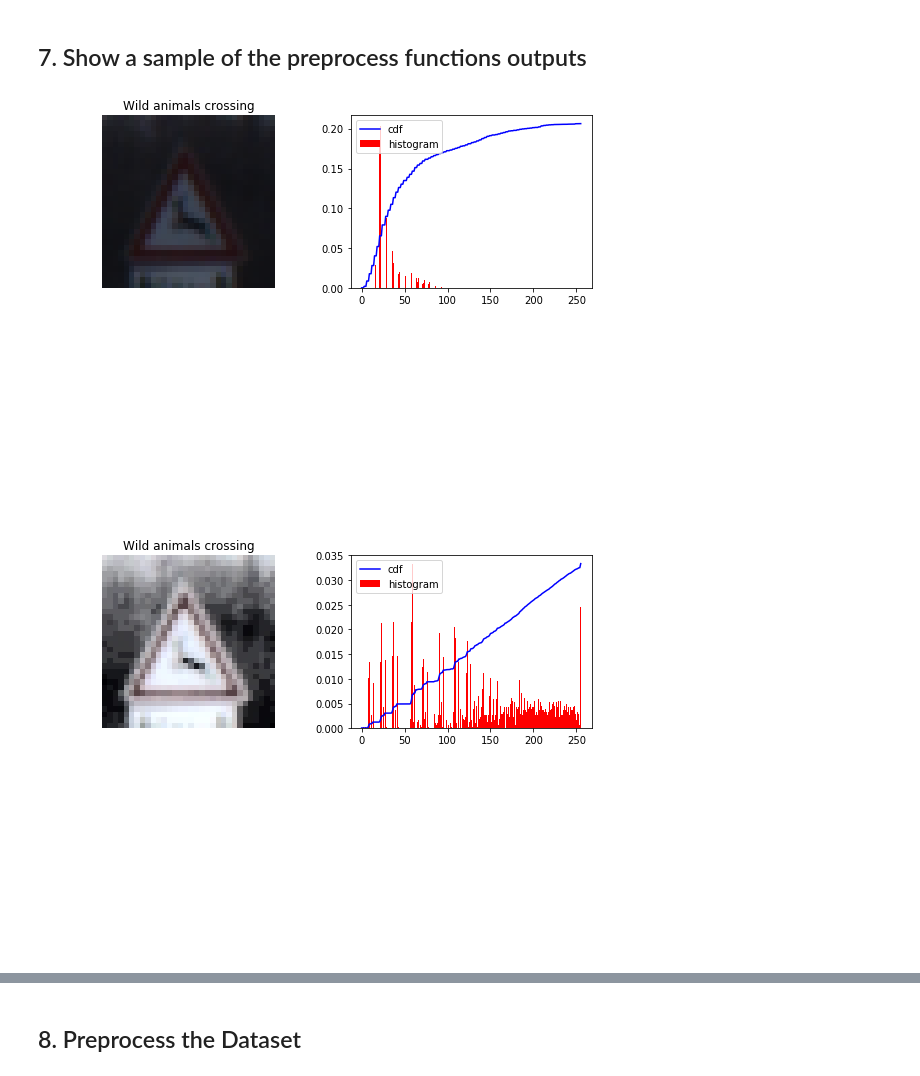
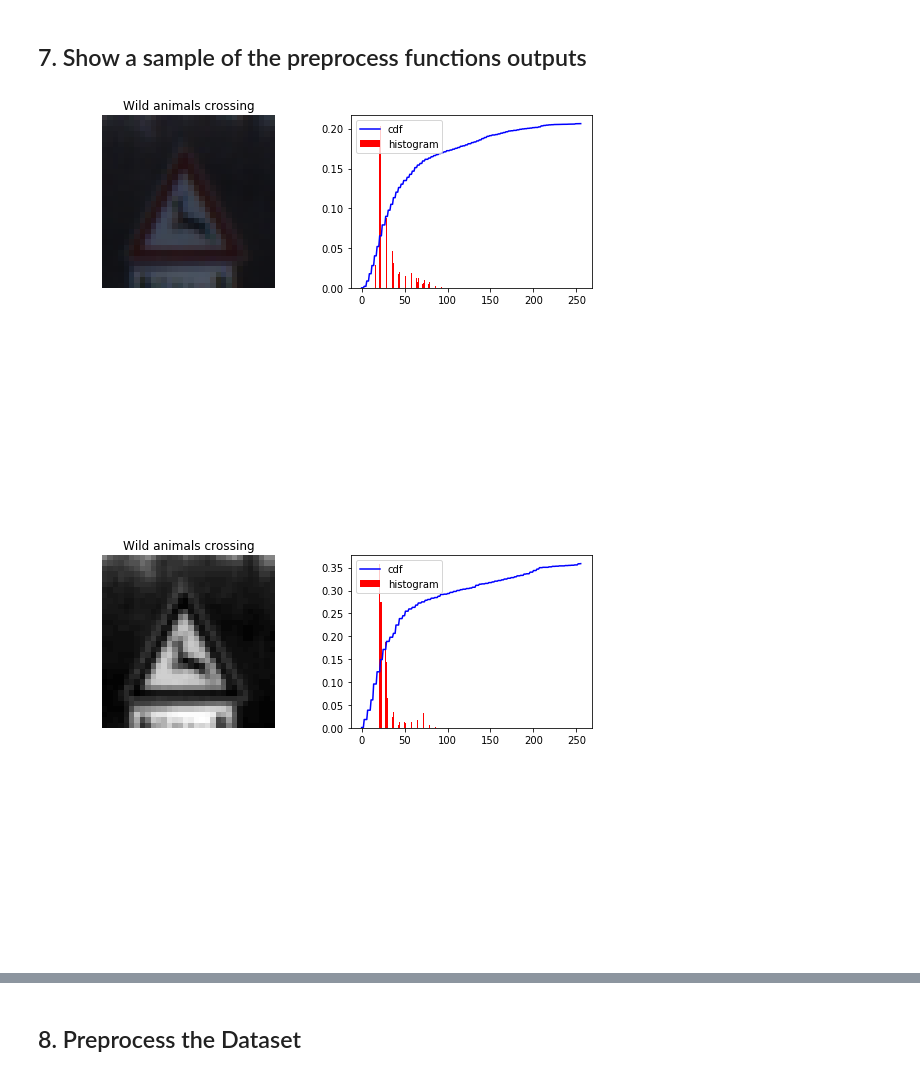
Before and after one commit to mlandry1/CarND, a Jupyter notebook: CarND-Traffic-Sign-Classifier-P2/Traffic_Sign_Classifier.ipynb, the cells around one changed output, grey strips where cells are left out. Drawn from its saved outputs; the diff is of its cells as text; code cells hidden in the pictures.

Commit message:
CLAHE equalization

```diff
--- a/CarND-Traffic-Sign-Classifier-P2/Traffic_Sign_Classifier.ipynb
+++ b/CarND-Traffic-Sign-Classifier-P2/Traffic_Sign_Classifier.ipynb
@@ -376,6 +376,18 @@ def equalize_Y_histogram(features):
 
         # Convert back YUV to RGB
         temp = cv2.cvtColor(temp, cv2.COLOR_YUV2BGR)
+
+        images.append(temp)
+
+    return np.array(images)
+
+def CLAHE_contrast_normalization(features):
+    images = []
+    for image in features:
+
+        # create a CLAHE object
+        clahe = cv2.createCLAHE(clipLimit=2.0, tileGridSize=(6,6))
+        temp = clahe.apply(image)
 
         images.append(temp)
 
@@ -409,15 +421,15 @@ def normalize_grayscale(image_data):
 # %%
 index = 255
 
-X_temp1 = equalize_Y_histogram(X_train)
-X_temp2 = convert_to_grayscale(X_temp1)
+X_temp1 = convert_to_grayscale(X_train)
+X_temp2 = CLAHE_contrast_normalization(X_temp1)
 X_temp3 = normalize_grayscale(X_temp2)
 
 show_sample(X_train, y_train, histogram = 1, sample_num = 1, sample_index = index)
-show_sample(X_temp1, y_train, histogram = 1, sample_num = 1, sample_index = index)
+show_sample(X_temp1, y_train, histogram = 1, sample_num = 1, sample_index = index, color_map ='gray')
 show_sample(X_temp2, y_train, histogram = 1, sample_num = 1, sample_index = index, color_map ='gray')
 print(X_temp2[index])
 print(X_temp3[index])
 # %% [output]
 [figure]
-[figure, old version]
+[figure, new version]
```
Also changed, not shown: parts of 4 cells of this notebook.
